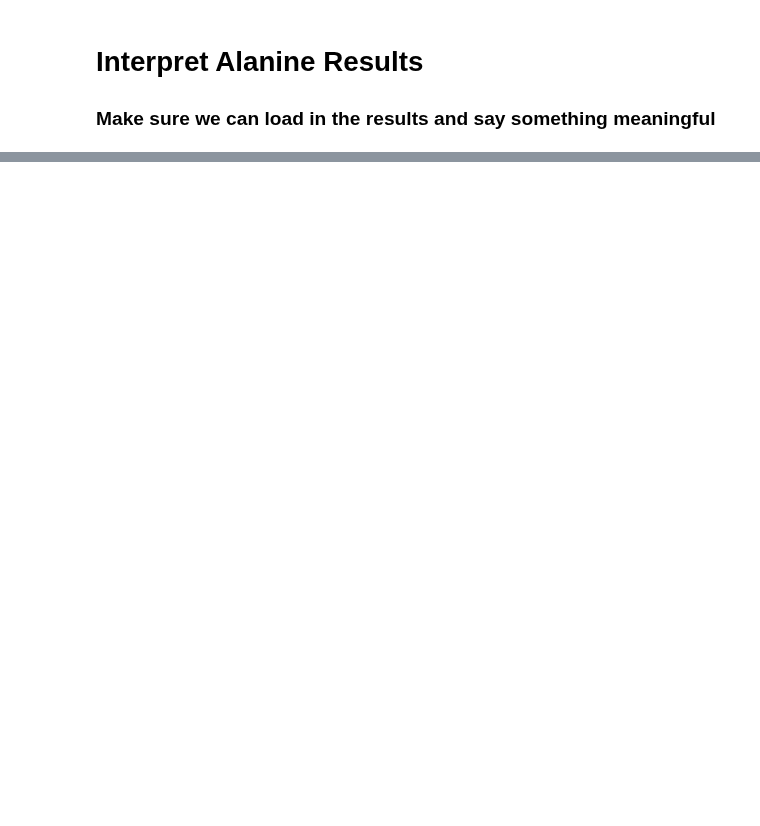
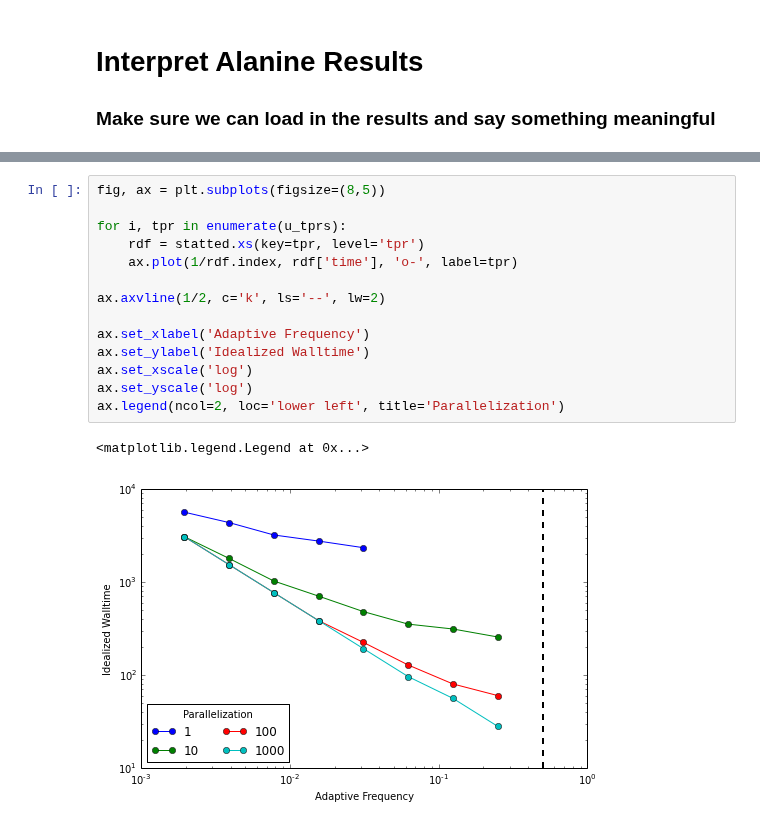
Before and after one commit to mpharrigan/quant-accel, a Jupyter notebook: ipython/Interpret_Alanine_Results.ipynb, the cells around one changed output, grey strips where cells are left out. Saved outputs shown, nothing was run; the diff lists cells and outputs as text; blank space fills up the shorter version.

```diff
--- a/ipython/Interpret_Alanine_Results.ipynb
+++ b/ipython/Interpret_Alanine_Results.ipynb
@@ -71,0 +136,17 @@ True 0
+# %%
+fig, ax = plt.subplots(figsize=(8,5))
+
+for i, tpr in enumerate(u_tprs):
+    rdf = statted.xs(key=tpr, level='tpr')
+    ax.plot(1/rdf.index, rdf['time'], 'o-', label=tpr)
+
+ax.axvline(1/2, c='k', ls='--', lw=2)
+
+ax.set_xlabel('Adaptive Frequency')
+ax.set_ylabel('Idealized Walltime')
+ax.set_xscale('log')
+ax.set_yscale('log')
+ax.legend(ncol=2, loc='lower left', title='Parallelization')
+# %% [output]
+<matplotlib.legend.Legend at 0x...>
+[figure, added]
```
Also changed, not shown: parts of 23 cells of this notebook, 2 other files.
